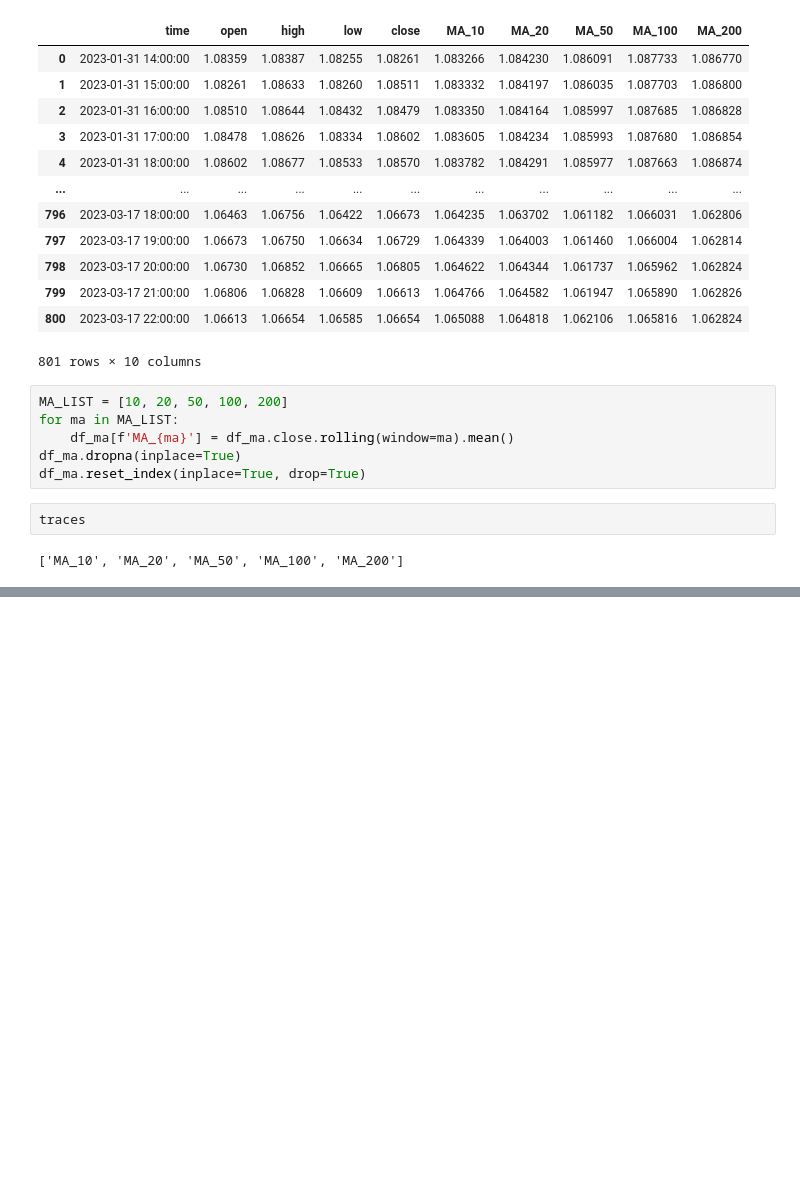
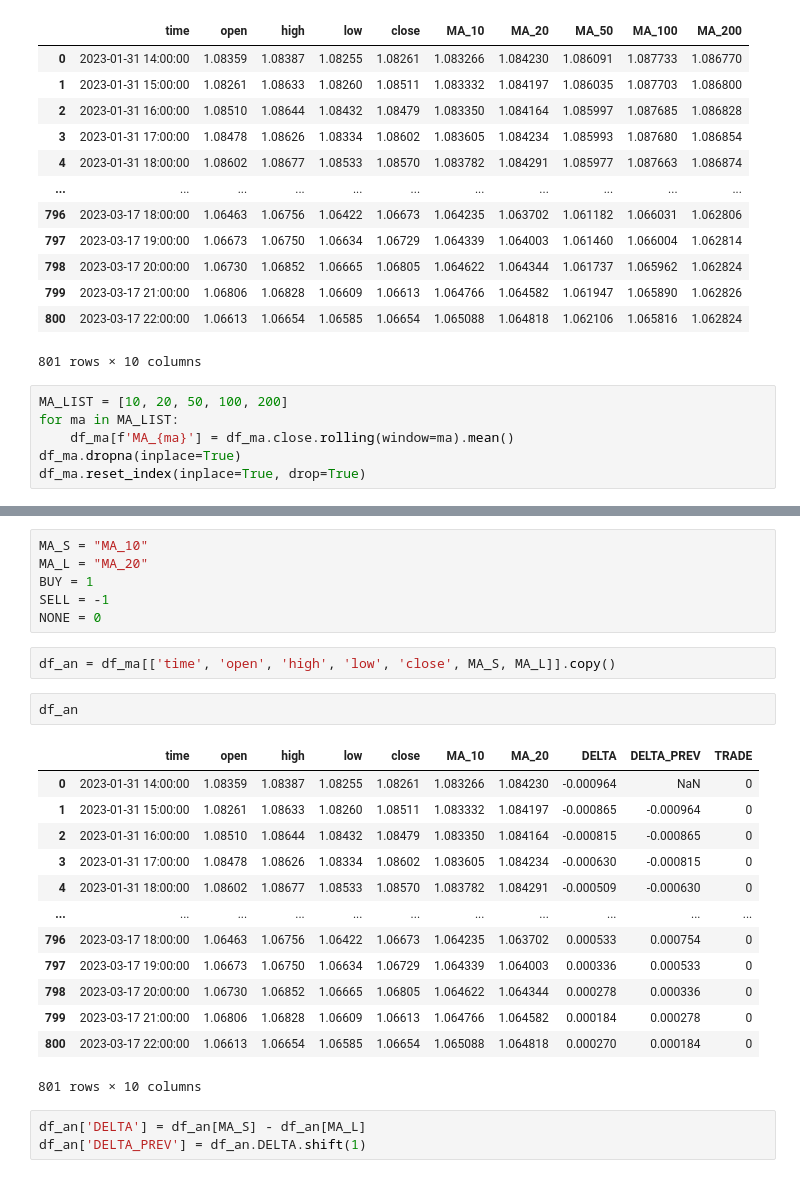
Before and after one commit to meysamshahbazi/algotramic, a Jupyter notebook: Ma-test.ipynb, the cells around one changed output, grey strips where cells are left out. Saved outputs shown, nothing was run; the diff lists cells and outputs as text; blank space fills up the shorter version.

```diff
--- a/Ma-test.ipynb
+++ b/Ma-test.ipynb
@@ -46,13 +46,36 @@ for ma in MA_LIST:
     df_ma[f'MA_{ma}'] = df_ma.close.rolling(window=ma).mean()
 df_ma.dropna(inplace=True)
 df_ma.reset_index(inplace=True, drop=True)
-# %%
-traces
-# %% [output]
-['MA_10', 'MA_20', 'MA_50', 'MA_100', 'MA_200']
 # %%
 cp = CandlePlot(df_ma)
 traces = [ f"MA_{x}" for x in MA_LIST ]
 cp.show_plot(line_traces=traces)
 # %% [output]
 [interactive output not drawn]
+# %%
+MA_S = "MA_10"
+MA_L = "MA_20"
+BUY = 1
+SELL = -1
+NONE = 0
+# %%
+df_an = df_ma[['time', 'open', 'high', 'low', 'close', MA_S, MA_L]].copy()
+# %%
+df_an
+# %% [output]
+|  | time | open | high | low | close | MA_10 | MA_20 | DELTA | DELTA_PREV | TRADE |
+| 0 | 2023-01-31 14:00:00 | 1.08359 | 1.08387 | 1.08255 | 1.08261 | 1.083266 | 1.084230 | -0.000964 | NaN | 0 |
+| 1 | 2023-01-31 15:00:00 | 1.08261 | 1.08633 | 1.08260 | 1.08511 | 1.083332 | 1.084197 | -0.000865 | -0.000964 | 0 |
+| 2 | 2023-01-31 16:00:00 | 1.08510 | 1.08644 | 1.08432 | 1.08479 | 1.083350 | 1.084164 | -0.000815 | -0.000865 | 0 |
+| 3 | 2023-01-31 17:00:00 | 1.08478 | 1.08626 | 1.08334 | 1.08602 | 1.083605 | 1.084234 | -0.000630 | -0.000815 | 0 |
+| 4 | 2023-01-31 18:00:00 | 1.08602 | 1.08677 | 1.08533 | 1.08570 | 1.083782 | 1.084291 | -0.000509 | -0.000630 | 0 |
+| ... | ... | ... | ... | ... | ... | ... | ... | ... | ... | ... |
+| 796 | 2023-03-17 18:00:00 | 1.06463 | 1.06756 | 1.06422 | 1.06673 | 1.064235 | 1.063702 | 0.000533 | 0.000754 | 0 |
+| 797 | 2023-03-17 19:00:00 | 1.06673 | 1.06750 | 1.06634 | 1.06729 | 1.064339 | 1.064003 | 0.000336 | 0.000533 | 0 |
+| 798 | 2023-03-17 20:00:00 | 1.06730 | 1.06852 | 1.06665 | 1.06805 | 1.064622 | 1.064344 | 0.000278 | 0.000336 | 0 |
+| 799 | 2023-03-17 21:00:00 | 1.06806 | 1.06828 | 1.06609 | 1.06613 | 1.064766 | 1.064582 | 0.000184 | 0.000278 | 0 |
+| 800 | 2023-03-17 22:00:00 | 1.06613 | 1.06654 | 1.06585 | 1.06654 | 1.065088 | 1.064818 | 0.000270 | 0.000184 | 0 |
+801 rows × 10 columns
+# %%
+df_an['DELTA'] = df_an[MA_S] - df_an[MA_L]
+df_an['DELTA_PREV'] = df_an.DELTA.shift(1)
```
Also changed, not shown: parts of 11 cells of this notebook, 29 other files.
